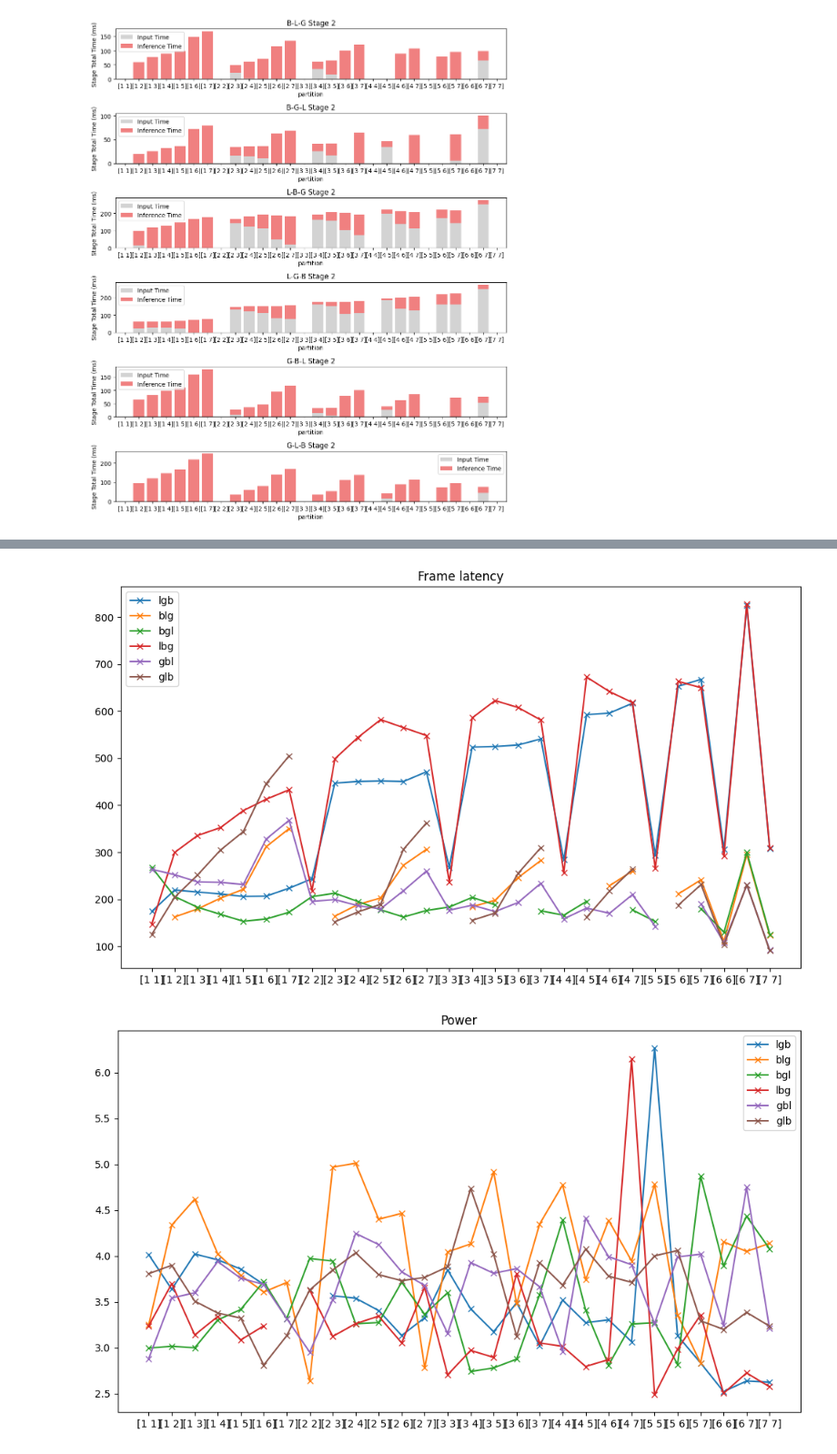
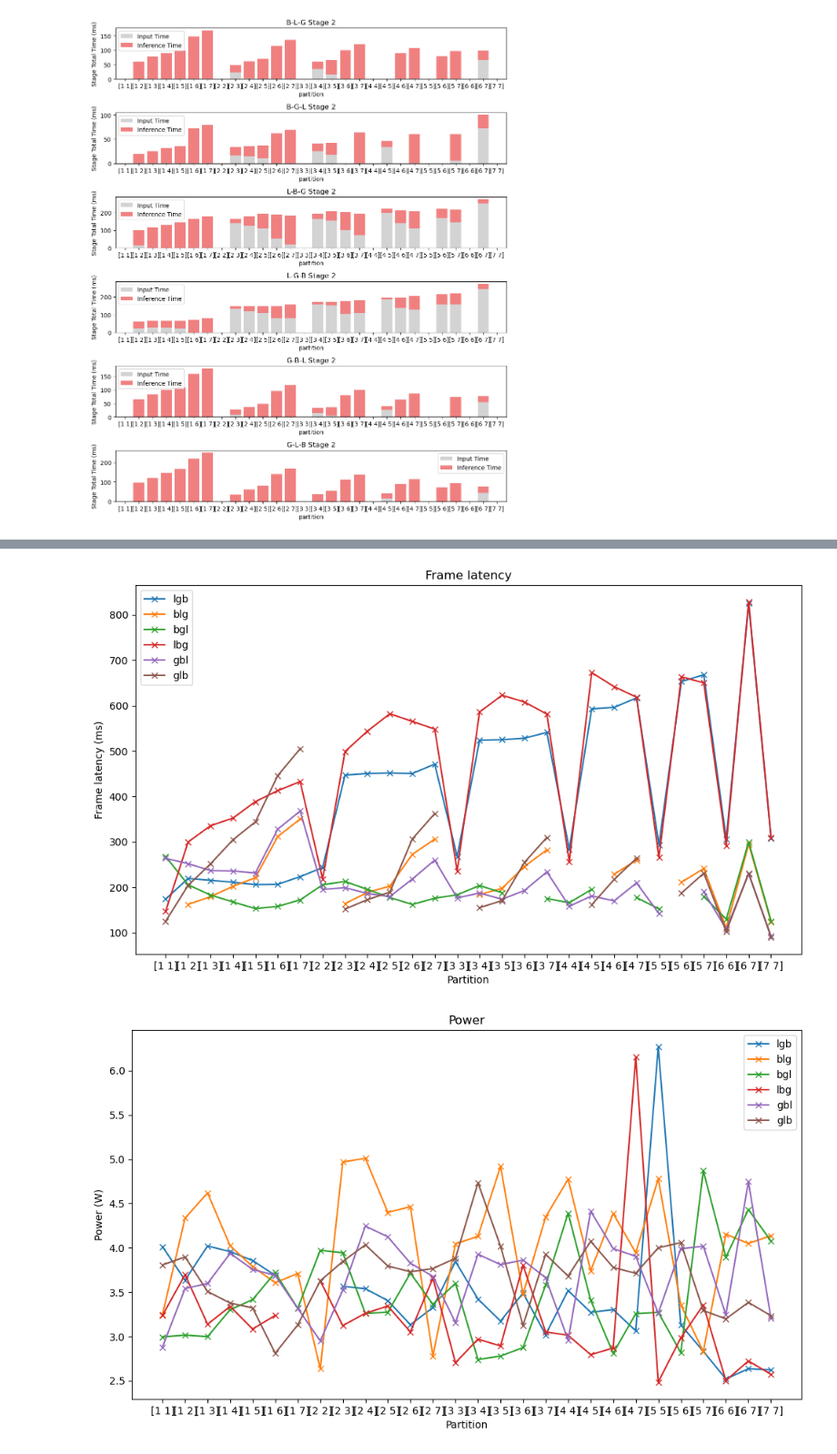
Before and after one commit to Fris0/EmbeddedSystems, a Jupyter notebook: plots.ipynb, the cells around one changed output, grey strips where cells are left out. Shown at 91% size. Cells and saved outputs as stored; diff of their text form; code cells hidden in the pictures.

```diff
--- a/plots.ipynb
+++ b/plots.ipynb
@@ -1370,34 +1373,40 @@ plt.plot(range(len(high_lbg)), high_lbg, label='lbg', marker='x')
 plt.plot(range(len(high_gbl)), high_gbl, label='gbl', marker='x')
 plt.plot(range(len(high_glb)), high_glb, label='glb', marker='x')
 plt.xticks(np.arange(len(xlabels)), labels=xlabels)
+plt.xlabel('Partition')
+plt.ylabel('Frame latency (ms)')
 plt.title('Frame latency')
 plt.legend()
 plt.tight_layout()
+plt.savefig('Frame_latency.png', bbox_inches="tight", dpi=300)
 plt.show()
 # %% [output]
-[figure, old version]
+[figure, new version]
 # %%
 high_lgb = high_data.loc[low_data['order'] == 'L-G-B']['power']
 high_blg = high_data.loc[low_data['order'] == 'B-L-G']['power']
 high_bgl = high_data.loc[low_data['order'] == 'B-G-L']['power']
 high_lbg = high_data.loc[low_data['order'] == 'L-B-G']['power']
 high_gbl = high_data.loc[low_data['order'] == 'G-B-L']['power']
 high_glb = high_data.loc[low_data['order'] == 'G-L-B']['power']
 
 plt.figure(figsize=(10, 6))
 plt.plot(range(len(high_lgb)), high_lgb, label='lgb', marker='x')
 plt.plot(range(len(high_blg)), high_blg, label='blg', marker='x')
 plt.plot(range(len(high_bgl)), high_bgl, label='bgl', marker='x')
 plt.plot(range(len(high_lbg)), high_lbg, label='lbg', marker='x')
 plt.plot(range(len(high_gbl)), high_gbl, label='gbl', marker='x')
 plt.plot(range(len(high_glb)), high_glb, label='glb', marker='x')
 plt.xticks(np.arange(len(xlabels)), labels=xlabels)
+plt.xlabel('Partition')
+plt.ylabel('Power (W)')
 plt.title('Power')
+plt.legend()
 plt.tight_layout()
-plt.legend()
+plt.savefig('Power.png', bbox_inches="tight", dpi=300)
 plt.show()
 # %% [output]
-[figure, old version]
+[figure, new version]
 # %%
 high_measurements = 'low_measurements.xlsx'
 high_data = pd.read_excel(high_measurements)
```
Also changed, not shown: parts of 10 cells of this notebook, 19 other files.
